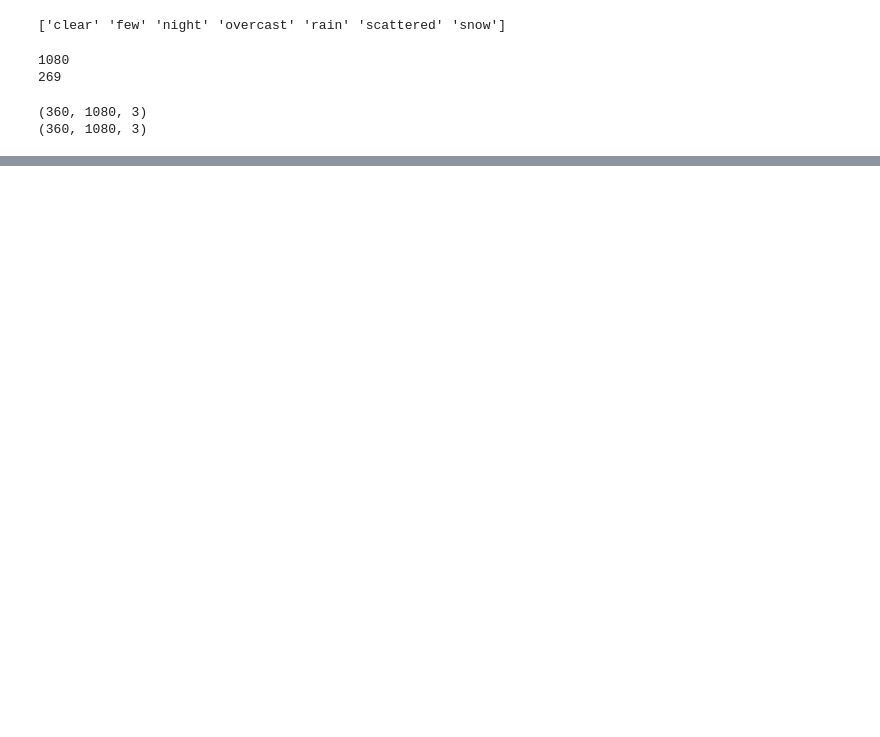
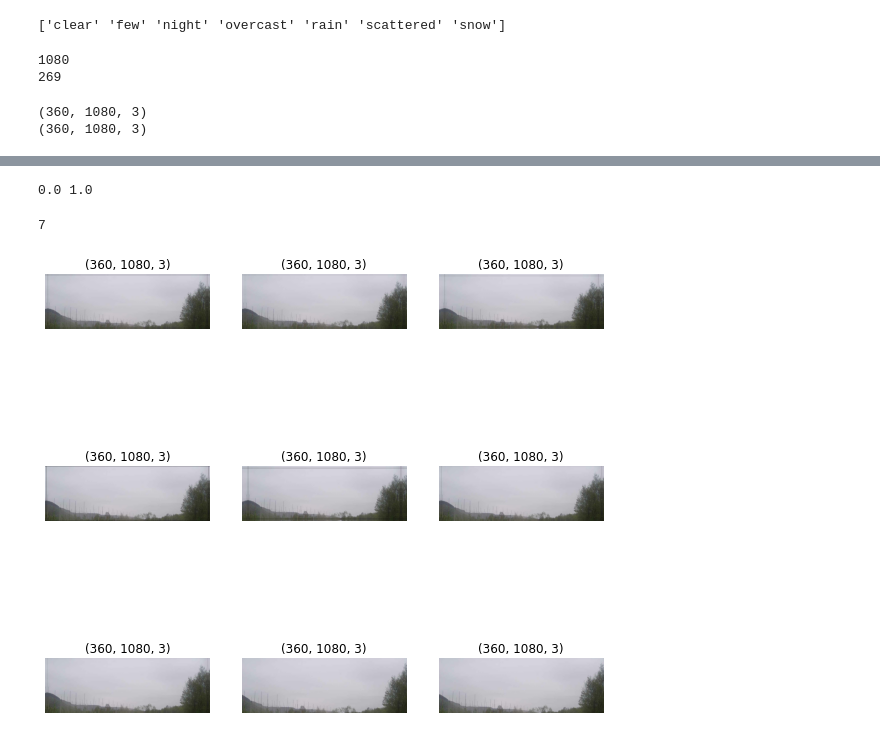
Before and after one commit to arnoldas500/clouds_detection, a Jupyter notebook: img_cropping.ipynb, the cells around one changed output, grey strips where cells are left out. Cells and saved outputs as stored; diff of their text form; code cells hidden in the pictures; blank space fills up the shorter version.

Commit message:
updated cropping, augmentation and testing of cropped images (model doing BAD)

```diff
--- a/img_cropping.ipynb
+++ b/img_cropping.ipynb
@@ -125,0 +136,41 @@ for i in range(9):
+# %%
+normalized_ds = train_ds.map(lambda x, y: (normalization_layer(x), y))
+image_batch, labels_batch = next(iter(normalized_ds))
+first_image = image_batch[0]
+# Notice the pixels values are now in `[0,1]`.
+print(np.min(first_image), np.max(first_image))
+# %% [output]
+0.0 1.0
+# %%
+num_classes = len(class_names)
+len(class_names)
+# %% [output]
+7
+# %%
+#Data augmentation - generating additional training data from your existing examples by augmenting then using random transformations that yield believable-looking images
+data_augmentation = keras.Sequential(
+  [
+#       tf.keras.layers.experimental.preprocessing.RandomCrop(
+#     240, 1280
+# )
+#     layers.experimental.preprocessing.RandomFlip("horizontal",
+#                                                  input_shape=(img_height,
+#                                                               img_width,
+#                                                               3)),
+#     layers.experimental.preprocessing.RandomRotation(0.1),
+    layers.experimental.preprocessing.RandomZoom(0.1),
+  ]
+)
+# %%
+# data_augmentation(image_batch)
+#viz augmented images
+plt.figure(figsize=(10, 10))
+for images, _ in train_ds.take(1):
+  for i in range(9):
+    augmented_images = data_augmentation(images)
+    ax = plt.subplot(3, 3, i + 1)
+    plt.title(augmented_images[0].shape)
+    plt.imshow(augmented_images[0].numpy().astype("uint8"))
+    plt.axis("off")
+# %% [output]
+[figure, added]
```
Also changed, not shown: parts of 14 cells of this notebook, 1 other file.
